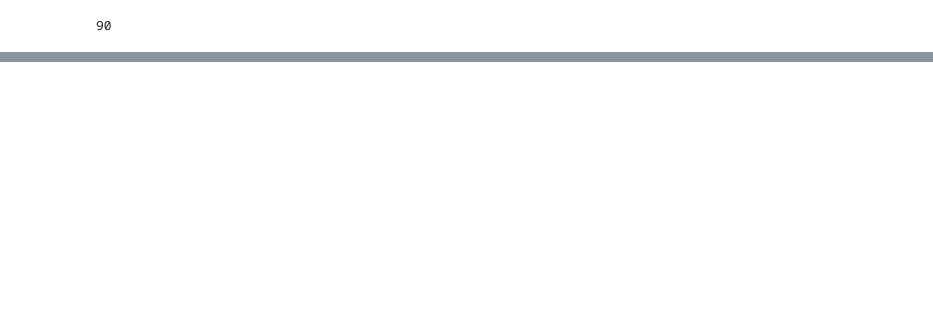
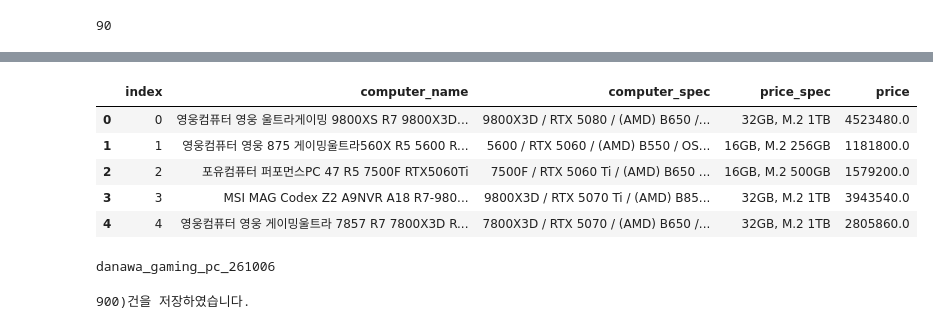
Before and after one commit to mazemoon6-star/ai-datapipeline, a Jupyter notebook: chapt04/다나와스크래핑.ipynb, the cells around one changed output, grey strips where cells are left out. Cells and saved outputs as stored; diff of their text form; code cells hidden in the pictures; blank space fills up the shorter version.

```diff
--- a/chapt04/다나와스크래핑.ipynb
+++ b/chapt04/다나와스크래핑.ipynb
@@ -168,0 +449,15 @@ import requests
+# %%
+df.head()
+# %% [output]
+|  | index | computer_name | computer_spec | price_spec | price |
+| 0 | 0 | 영웅컴퓨터 영웅 울트라게이밍 9800XS R7 9800X3D... | 9800X3D / RTX 5080 / (AMD) B650 /... | 32GB, M.2 1TB | 4523480.0 |
+| 1 | 1 | 영웅컴퓨터 영웅 875 게이밍울트라560X R5 5600 R... | 5600 / RTX 5060 / (AMD) B550 / OS... | 16GB, M.2 256GB | 1181800.0 |
+| 2 | 2 | 포유컴퓨터 퍼포먼스PC 47 R5 7500F RTX5060Ti | 7500F / RTX 5060 Ti / (AMD) B650 ... | 16GB, M.2 500GB | 1579200.0 |
+| 3 | 3 | MSI MAG Codex Z2 A9NVR A18 R7-980... | 9800X3D / RTX 5070 Ti / (AMD) B85... | 32GB, M.2 1TB | 3943540.0 |
+| 4 | 4 | 영웅컴퓨터 영웅 게이밍울트라 7857 R7 7800X3D R... | 7800X3D / RTX 5070 / (AMD) B650 /... | 32GB, M.2 1TB | 2805860.0 |
+# %%
+# 저장할 테이블명 - danawa_gaming_pc_yymmdd
+table_name = 'danawa_gaming_pc_' + datetime.now().strftime('%y%m%d')
+print(table_name)
+# %% [output]
+danawa_gaming_pc_261006
@@ -168,0 +476,20 @@ import requests
+# %%
+df.to_sql(
+    name=table_name,
+    con=engine,
+    if_exists='fail',
+    index = "False",
+    dtype={
+        'index' : BigInteger(),
+        'computer_name' : Text(),
+        'computer_spec' : Text(),
+        'price_spec' : Text(),
+        'price' : Integer()
+    }
+)
+
+engine.dispose()
+
+print(f'{len(df)})건을 저장하였습니다.')
+# %% [output]
+900)건을 저장하였습니다.
```
Also changed, not shown: parts of 36 cells of this notebook, 2 other files.
